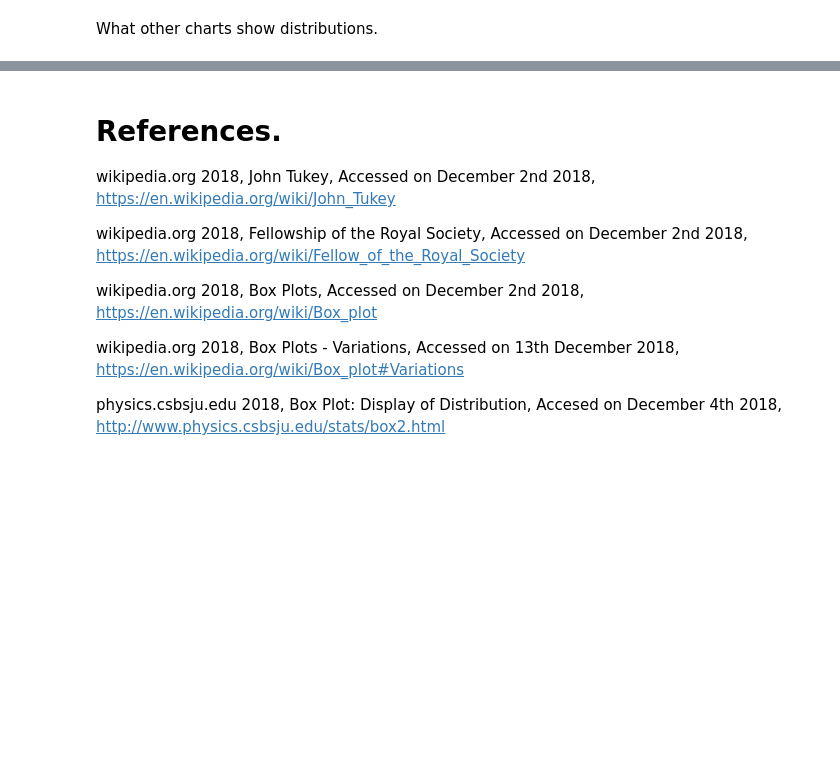
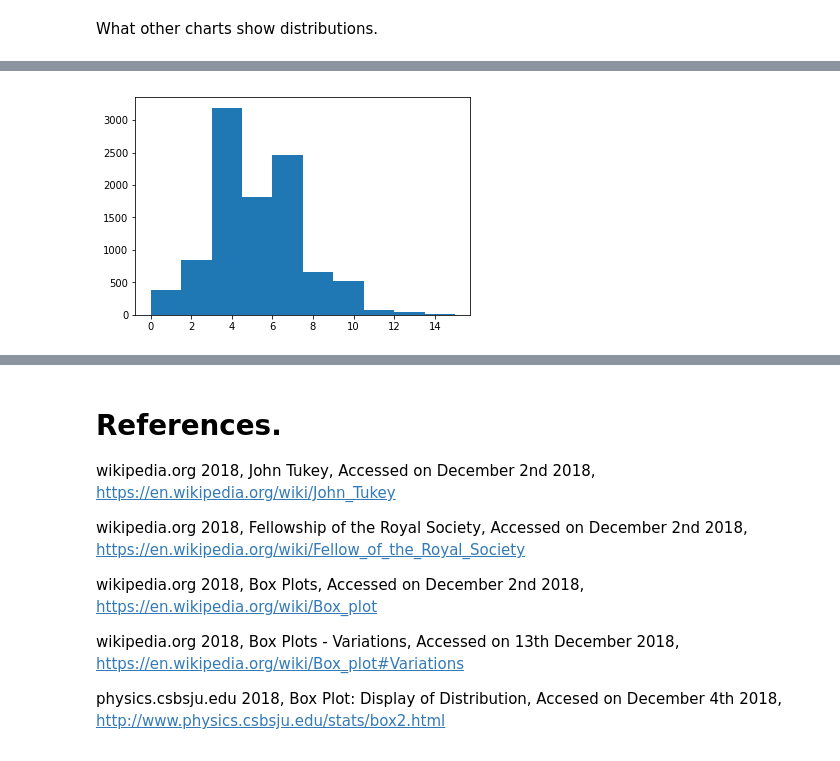
Before and after one commit to Wayne742/Fundamentals-Project-S2-2018, a Jupyter notebook: Fundamentals of Data Analysis Project 2018.ipynb, the cells around one changed output, grey strips where cells are left out. Saved outputs shown, nothing was run; the diff lists cells and outputs as text; code cells hidden in the pictures; blank space fills up the shorter version.

```diff
--- a/Fundamentals of Data Analysis Project 2018.ipynb
+++ b/Fundamentals of Data Analysis Project 2018.ipynb
@@ -211,0 +227,5 @@ any draw backs of using a boxplot?
+# %%
+plt.hist(u)
+plt.show()
+# %% [output]
+[figure, added]
```
Also changed, not shown: parts of 15 cells of this notebook.
